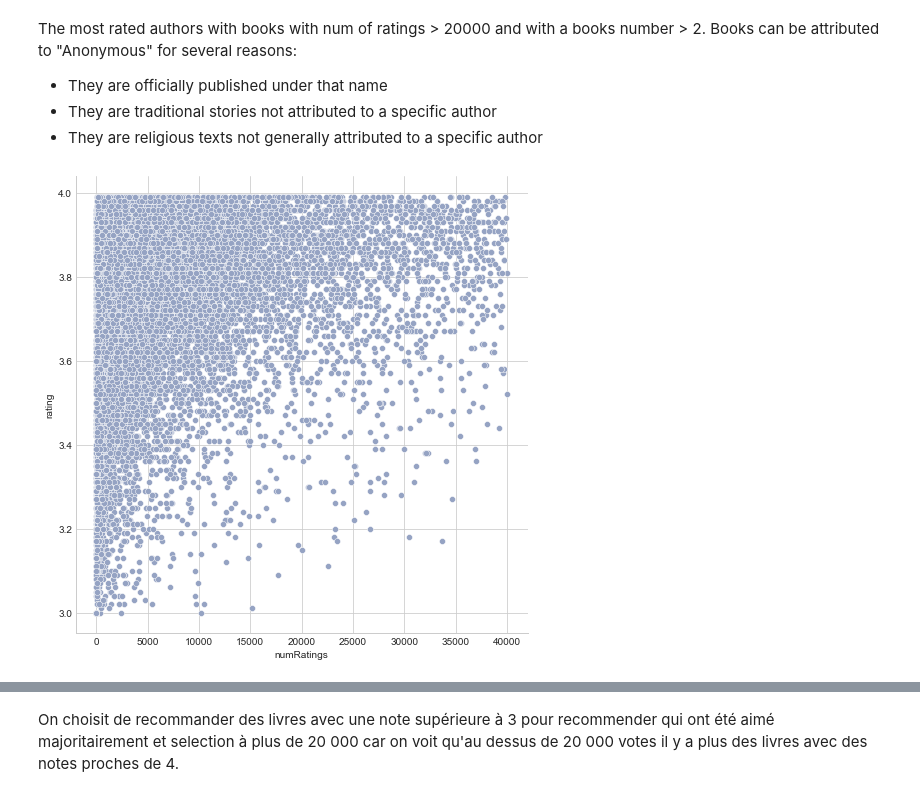
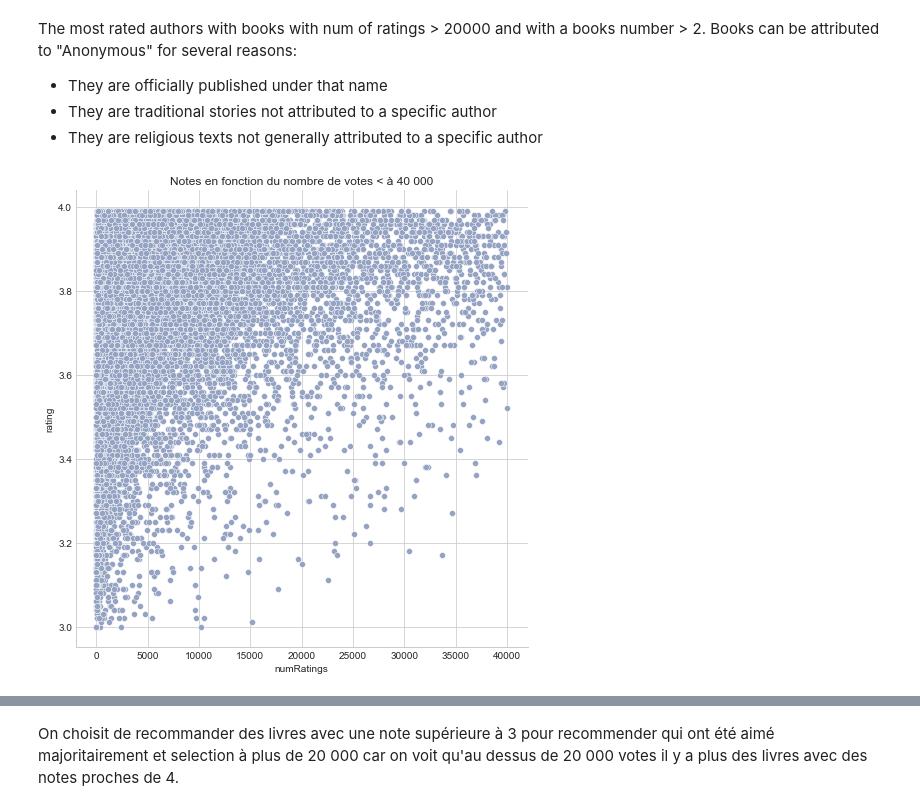
Before and after one commit to alexisflipo/3b, a Jupyter notebook: app/ml/clean_book_recommendation_system.ipynb, the cells around one changed output, grey strips where cells are left out. Saved outputs shown, nothing was run; the diff lists cells and outputs as text; code cells hidden in the pictures.

```diff
--- a/app/ml/clean_book_recommendation_system.ipynb
+++ b/app/ml/clean_book_recommendation_system.ipynb
@@ -205,10 +175,10 @@ df_3_4 = (df_less_40000[(df_less_40000['rating'] >= 3) & (df_less_40000['rating'
 # %%
 ax = sns.relplot(data=df_3_4,
                  x="numRatings",
                  y="rating",
                  color = '#95a3c3',
                  sizes=(400, 600),
                  height=7,
-                 marker='o')
+                 marker='o').set(title='Notes en fonction du nombre de votes < à 40 000')
 # %% [output]
-[figure, old version]
+[figure, new version]
```
Also changed, not shown: parts of 21 cells of this notebook, 2 other files.
